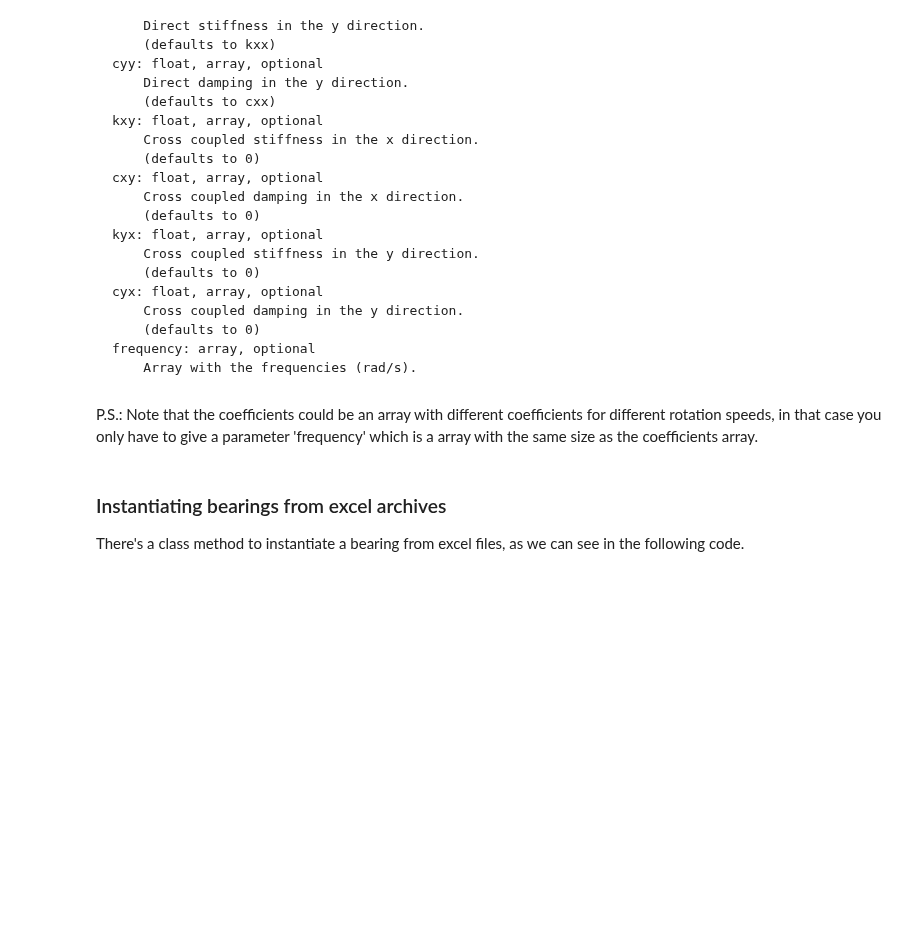
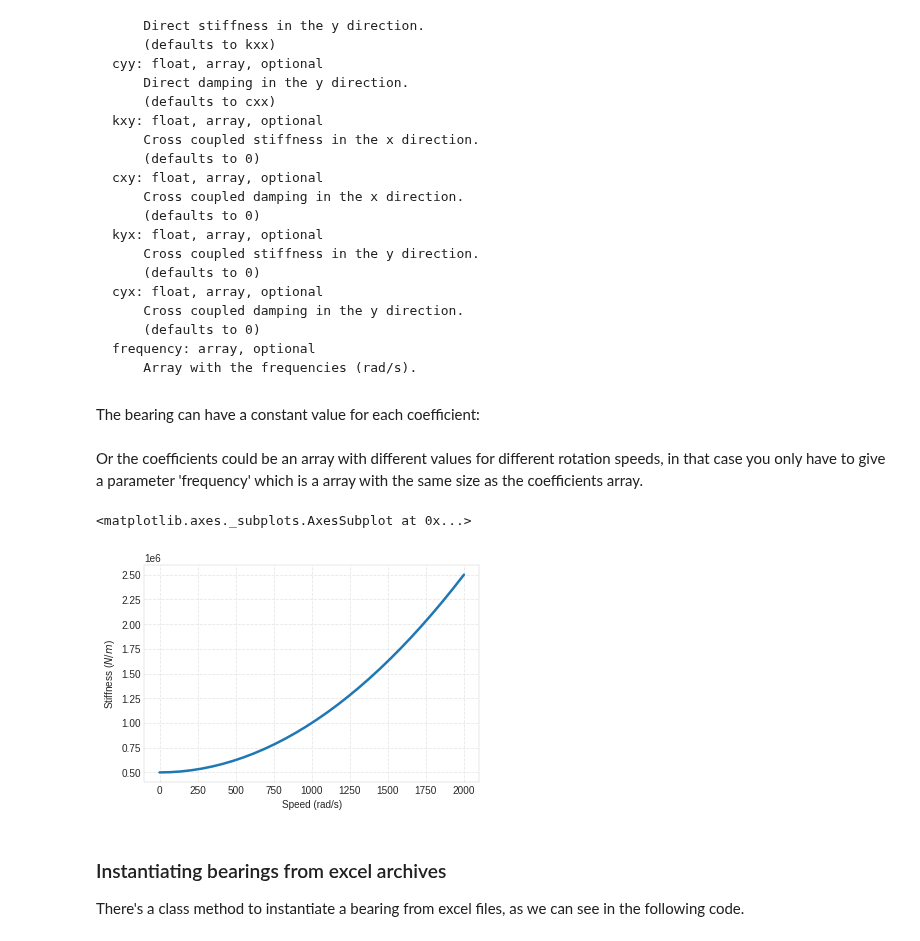
Before and after one commit to jguarato/ross, a Jupyter notebook: docs/examples/tutorial.ipynb, the cells around one changed output. Saved outputs shown, nothing was run; the diff lists cells and outputs as text; code cells hidden in the pictures; blank space fills up the shorter version.

Commit message:
Separate example for bearings with constant coefficients
Closes #417.

````diff
--- a/docs/examples/tutorial.ipynb
+++ b/docs/examples/tutorial.ipynb
@@ -243,3 +243,5 @@ cyx: float, array, optional
 frequency: array, optional
     Array with the frequencies (rad/s).
 ```
+# %% [markdown]
+The bearing can have a constant value for each coefficient:
@@ -246,2 +254,2 @@ frequency: array, optional
 # %% [markdown]
-P.S.: Note that the coefficients could be an array with different coefficients for different rotation speeds, in that case you only have to give a parameter 'frequency' which is a array with the same size as the coefficients array.
+Or the coefficients could be an array with different values for different rotation speeds, in that case you only have to give a parameter 'frequency' which is a array with the same size as the coefficients array.
@@ -254,3 +256,16 @@ bearings = [bearing0, bearing1]
+# %%
+bearing2 = rs.BearingElement(
+    n=0,
+    kxx=np.array([0.5e6, 1.0e6, 2.5e6]),
+    kyy=np.array([1.5e6, 2.0e6, 3.5e6]),
+    cxx=np.array([0.5e3, 1.0e3, 1.5e3]),
+    frequency=np.array([0, 1000, 2000])
+)
+# values are automatically interpolated
+bearing2.kxx.plot()
+# %% [output]
+<matplotlib.axes._subplots.AxesSubplot at 0x...>
+[figure, added]
 # %% [markdown]
 ### Instantiating bearings from excel archives
 
````
Also changed, not shown: parts of 5 cells of this notebook.
